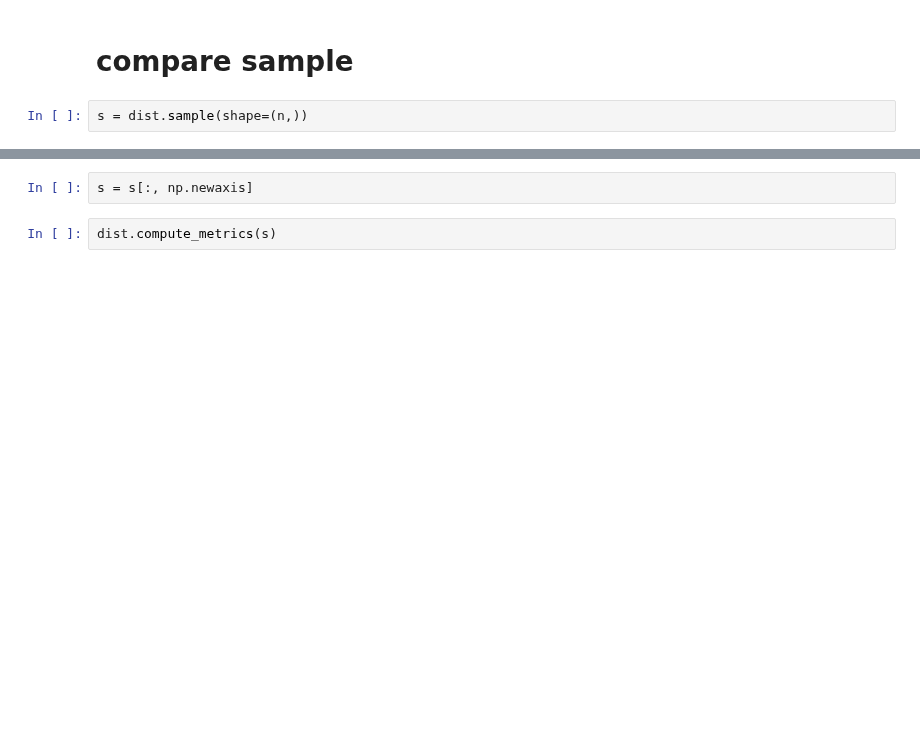
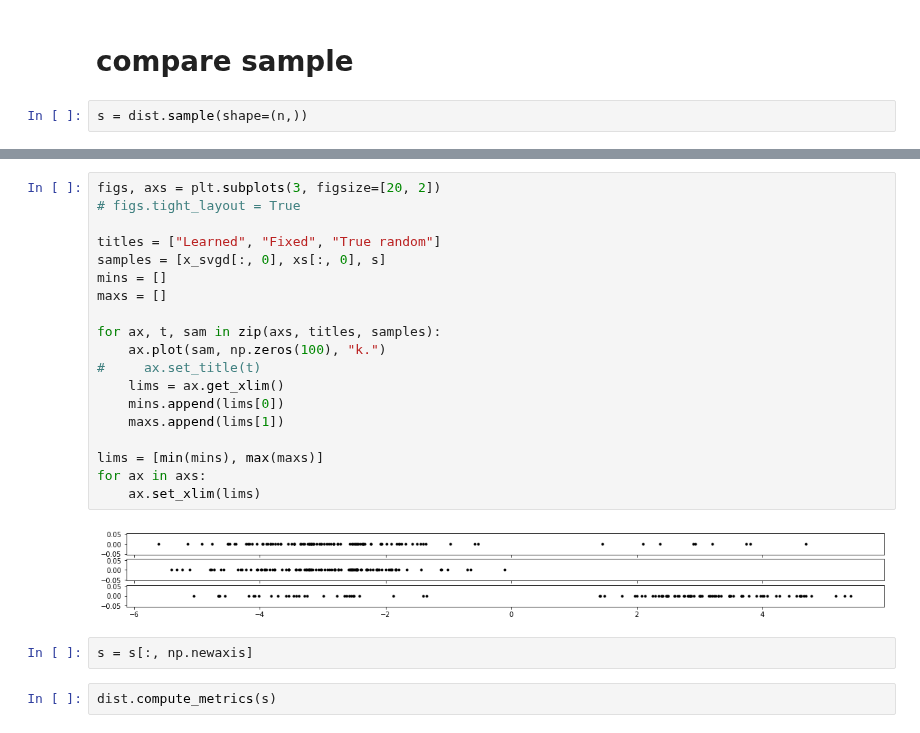
Before and after one commit to ratschlab/projects-2020-Neural-SVGD, a Jupyter notebook: Train.ipynb, the cells around one changed output, grey strips where cells are left out. Saved outputs shown, nothing was run; the diff lists cells and outputs as text; blank space fills up the shorter version.

```diff
--- a/Train.ipynb
+++ b/Train.ipynb
@@ -101,3 +110,24 @@ _ = plt.hist(s, density=True, bins=25)
+# %%
+figs, axs = plt.subplots(3, figsize=[20, 2])
+# figs.tight_layout = True
+
+titles = ["Learned", "Fixed", "True random"]
+samples = [x_svgd[:, 0], xs[:, 0], s]
+mins = []
+maxs = []
+
+for ax, t, sam in zip(axs, titles, samples):
+    ax.plot(sam, np.zeros(100), "k.")
+#     ax.set_title(t)
+    lims = ax.get_xlim()
+    mins.append(lims[0])
+    maxs.append(lims[1])
+
+lims = [min(mins), max(maxs)]
+for ax in axs:
+    ax.set_xlim(lims)
+# %% [output]
+[figure, added]
 # %%
 s = s[:, np.newaxis]
 # %%
```
Also changed, not shown: parts of 19 cells of this notebook, 6 other files.
